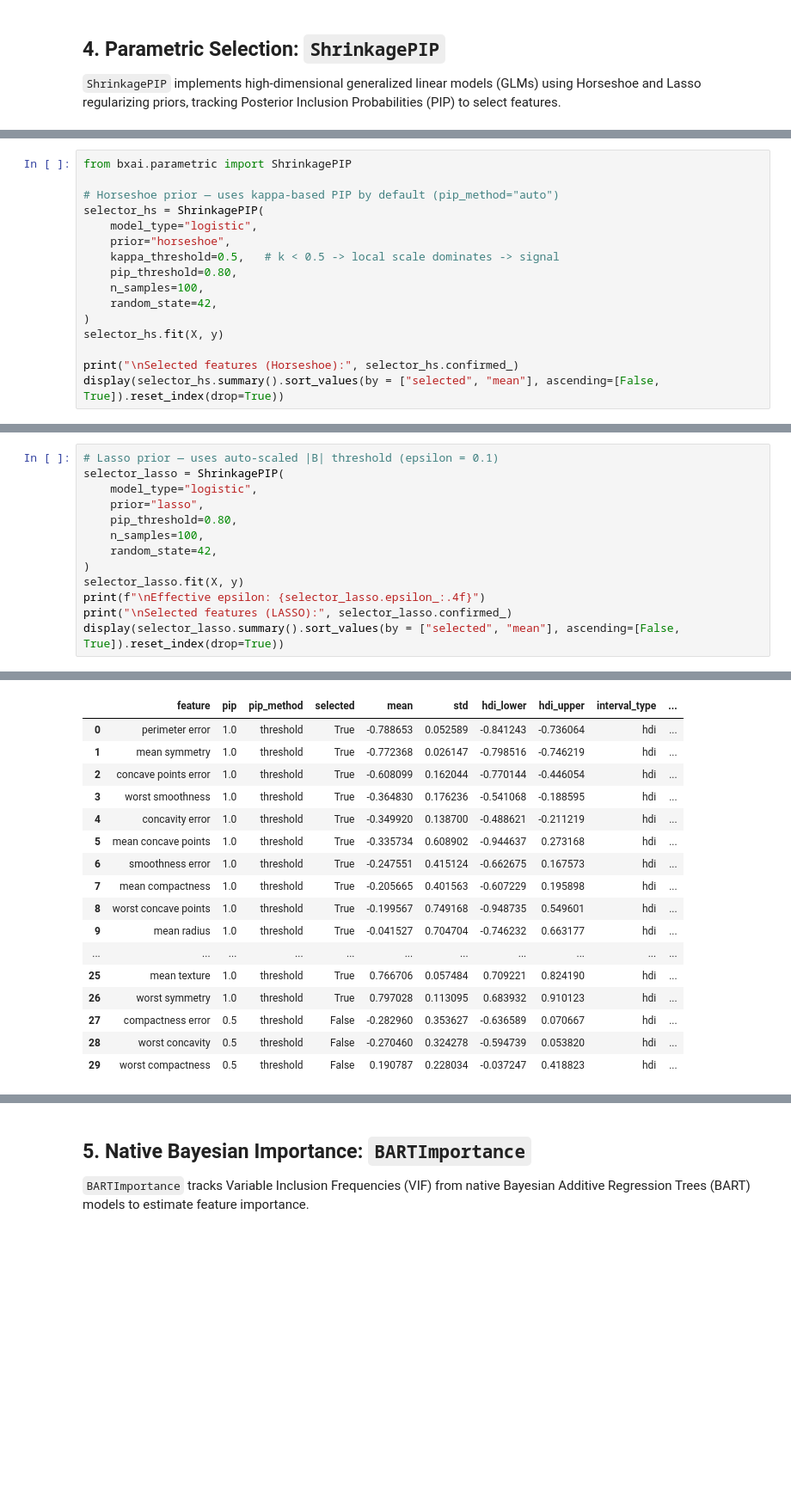
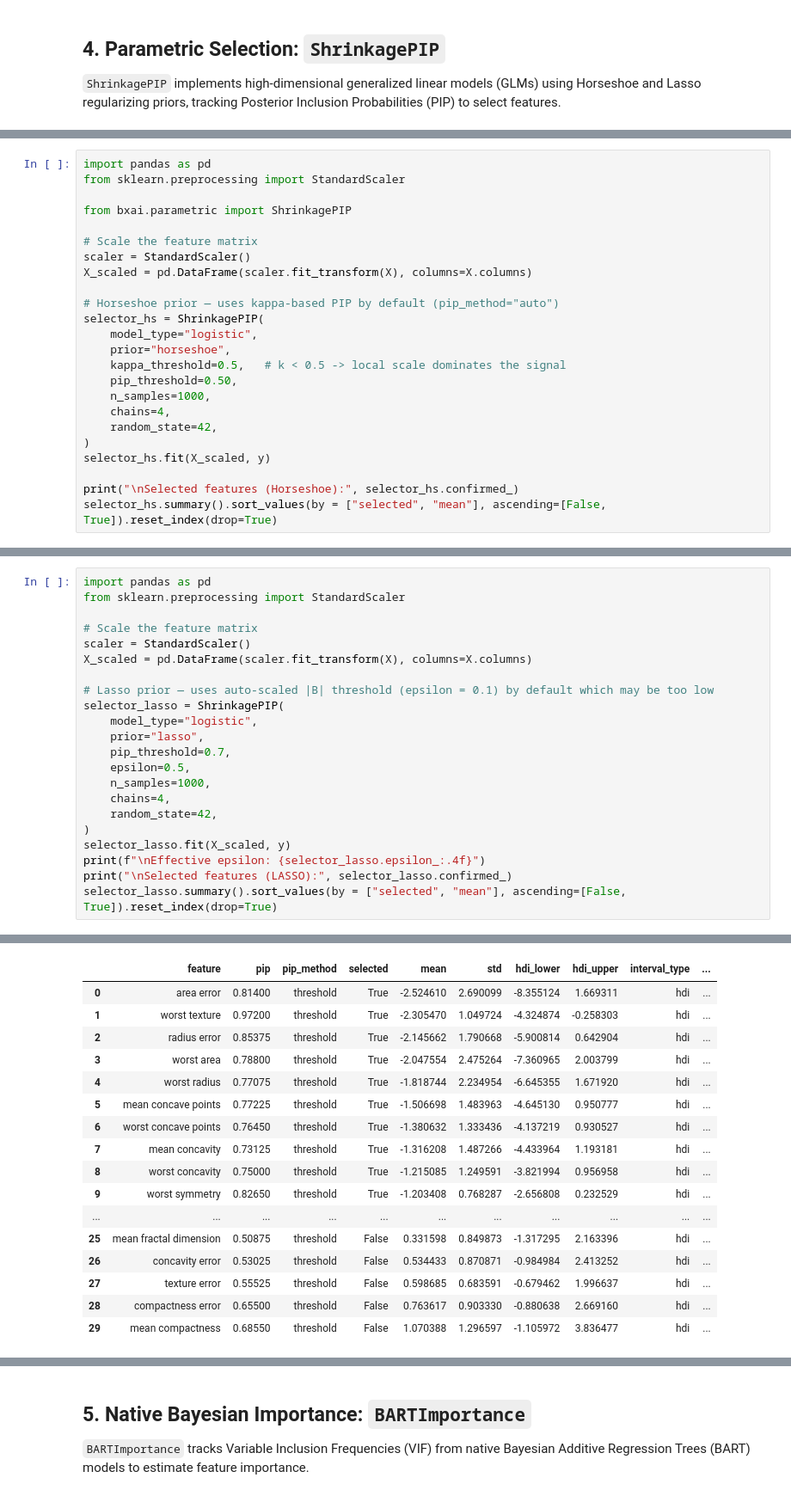
Before and after one commit to sam-tritto/bxai, a Jupyter notebook: notebooks/examples.ipynb, the cells around one changed output, grey strips where cells are left out. Shown at 86% size. Drawn from its saved outputs; the diff is of its cells as text; blank space fills up the shorter version.

```diff
--- a/notebooks/examples.ipynb
+++ b/notebooks/examples.ipynb
@@ -234,18 +244,26 @@ fig = explanation.plot(max_features=None)
 # %%
+import pandas as pd
+from sklearn.preprocessing import StandardScaler
+
 from bxai.parametric import ShrinkagePIP
+
+# Scale the feature matrix
+scaler = StandardScaler()
+X_scaled = pd.DataFrame(scaler.fit_transform(X), columns=X.columns)
 
 # Horseshoe prior — uses kappa-based PIP by default (pip_method="auto")
 selector_hs = ShrinkagePIP(
     model_type="logistic",
     prior="horseshoe",
-    kappa_threshold=0.5,   # k < 0.5 -> local scale dominates -> signal
-    pip_threshold=0.80,
-    n_samples=100,
+    kappa_threshold=0.5,   # k < 0.5 -> local scale dominates the signal
+    pip_threshold=0.50,
+    n_samples=1000,
+    chains=4,
     random_state=42,
 )
-selector_hs.fit(X, y)
+selector_hs.fit(X_scaled, y)
 
 print("\nSelected features (Horseshoe):", selector_hs.confirmed_)
-display(selector_hs.summary().sort_values(by = ["selected", "mean"], ascending=[False, True]).reset_index(drop=True))
+selector_hs.summary().sort_values(by = ["selected", "mean"], ascending=[False, True]).reset_index(drop=True)
 # %% [output]
 Initializing NUTS using jitter+adapt_diag...
@@ -282,15 +299,24 @@ fig = selector_hs.plot(max_features=None)
 # %%
-# Lasso prior — uses auto-scaled |B| threshold (epsilon = 0.1)
+import pandas as pd
+from sklearn.preprocessing import StandardScaler
+
+# Scale the feature matrix
+scaler = StandardScaler()
+X_scaled = pd.DataFrame(scaler.fit_transform(X), columns=X.columns)
+
+# Lasso prior — uses auto-scaled |B| threshold (epsilon = 0.1) by default which may be too low
 selector_lasso = ShrinkagePIP(
     model_type="logistic",
     prior="lasso",
-    pip_threshold=0.80,
-    n_samples=100,
+    pip_threshold=0.7,
+    epsilon=0.5,
+    n_samples=1000,
+    chains=4,
     random_state=42,
 )
-selector_lasso.fit(X, y)
+selector_lasso.fit(X_scaled, y)
 print(f"\nEffective epsilon: {selector_lasso.epsilon_:.4f}")
 print("\nSelected features (LASSO):", selector_lasso.confirmed_)
-display(selector_lasso.summary().sort_values(by = ["selected", "mean"], ascending=[False, True]).reset_index(drop=True))
+selector_lasso.summary().sort_values(by = ["selected", "mean"], ascending=[False, True]).reset_index(drop=True)
 # %% [output]
 Initializing NUTS using jitter+adapt_diag...
@@ -307,20 +329,20 @@ Selected features (LASSO): ['mean radius', 'mean texture', 'mean perimeter', 'me
 |  | feature | pip | pip_method | selected | mean | std | hdi_lower | hdi_upper | interval_type | ... |
-| 0 | perimeter error | 1.0 | threshold | True | -0.788653 | 0.052589 | -0.841243 | -0.736064 | hdi | ... |
-| 1 | mean symmetry | 1.0 | threshold | True | -0.772368 | 0.026147 | -0.798516 | -0.746219 | hdi | ... |
-| 2 | concave points error | 1.0 | threshold | True | -0.608099 | 0.162044 | -0.770144 | -0.446054 | hdi | ... |
-| 3 | worst smoothness | 1.0 | threshold | True | -0.364830 | 0.176236 | -0.541068 | -0.188595 | hdi | ... |
-| 4 | concavity error | 1.0 | threshold | True | -0.349920 | 0.138700 | -0.488621 | -0.211219 | hdi | ... |
-| 5 | mean concave points | 1.0 | threshold | True | -0.335734 | 0.608902 | -0.944637 | 0.273168 | hdi | ... |
-| 6 | smoothness error | 1.0 | threshold | True | -0.247551 | 0.415124 | -0.662675 | 0.167573 | hdi | ... |
-| 7 | mean compactness | 1.0 | threshold | True | -0.205665 | 0.401563 | -0.607229 | 0.195898 | hdi | ... |
-| 8 | worst concave points | 1.0 | threshold | True | -0.199567 | 0.749168 | -0.948735 | 0.549601 | hdi | ... |
-| 9 | mean radius | 1.0 | threshold | True | -0.041527 | 0.704704 | -0.746232 | 0.663177 | hdi | ... |
+| 0 | area error | 0.81400 | threshold | True | -2.524610 | 2.690099 | -8.355124 | 1.669311 | hdi | ... |
+| 1 | worst texture | 0.97200 | threshold | True | -2.305470 | 1.049724 | -4.324874 | -0.258303 | hdi | ... |
+| 2 | radius error | 0.85375 | threshold | True | -2.145662 | 1.790668 | -5.900814 | 0.642904 | hdi | ... |
+| 3 | worst area | 0.78800 | threshold | True | -2.047554 | 2.475264 | -7.360965 | 2.003799 | hdi | ... |
+| 4 | worst radius | 0.77075 | threshold | True | -1.818744 | 2.234954 | -6.645355 | 1.671920 | hdi | ... |
+| 5 | mean concave points | 0.77225 | threshold | True | -1.506698 | 1.483963 | -4.645130 | 0.950777 | hdi | ... |
+| 6 | worst concave points | 0.76450 | threshold | True | -1.380632 | 1.333436 | -4.137219 | 0.930527 | hdi | ... |
+| 7 | mean concavity | 0.73125 | threshold | True | -1.316208 | 1.487266 | -4.433964 | 1.193181 | hdi | ... |
+| 8 | worst concavity | 0.75000 | threshold | True | -1.215085 | 1.249591 | -3.821994 | 0.956958 | hdi | ... |
+| 9 | worst symmetry | 0.82650 | threshold | True | -1.203408 | 0.768287 | -2.656808 | 0.232529 | hdi | ... |
 | ... | ... | ... | ... | ... | ... | ... | ... | ... | ... | ... |
-| 25 | mean texture | 1.0 | threshold | True | 0.766706 | 0.057484 | 0.709221 | 0.824190 | hdi | ... |
-| 26 | worst symmetry | 1.0 | threshold | True | 0.797028 | 0.113095 | 0.683932 | 0.910123 | hdi | ... |
-| 27 | compactness error | 0.5 | threshold | False | -0.282960 | 0.353627 | -0.636589 | 0.070667 | hdi | ... |
-| 28 | worst concavity | 0.5 | threshold | False | -0.270460 | 0.324278 | -0.594739 | 0.053820 | hdi | ... |
-| 29 | worst compactness | 0.5 | threshold | False | 0.190787 | 0.228034 | -0.037247 | 0.418823 | hdi | ... |
+| 25 | mean fractal dimension | 0.50875 | threshold | False | 0.331598 | 0.849873 | -1.317295 | 2.163396 | hdi | ... |
+| 26 | concavity error | 0.53025 | threshold | False | 0.534433 | 0.870871 | -0.984984 | 2.413252 | hdi | ... |
+| 27 | texture error | 0.55525 | threshold | False | 0.598685 | 0.683591 | -0.679462 | 1.996637 | hdi | ... |
+| 28 | compactness error | 0.65500 | threshold | False | 0.763617 | 0.903330 | -0.880638 | 2.669160 | hdi | ... |
+| 29 | mean compactness | 0.68550 | threshold | False | 1.070388 | 1.296597 | -1.105972 | 3.836477 | hdi | ... |
 # %%
 # Visualize the PIP and Coeff Effect Size
 fig = selector_lasso.plot(max_features=None)
```
Also changed, not shown: parts of 13 cells of this notebook, 10 other files.
